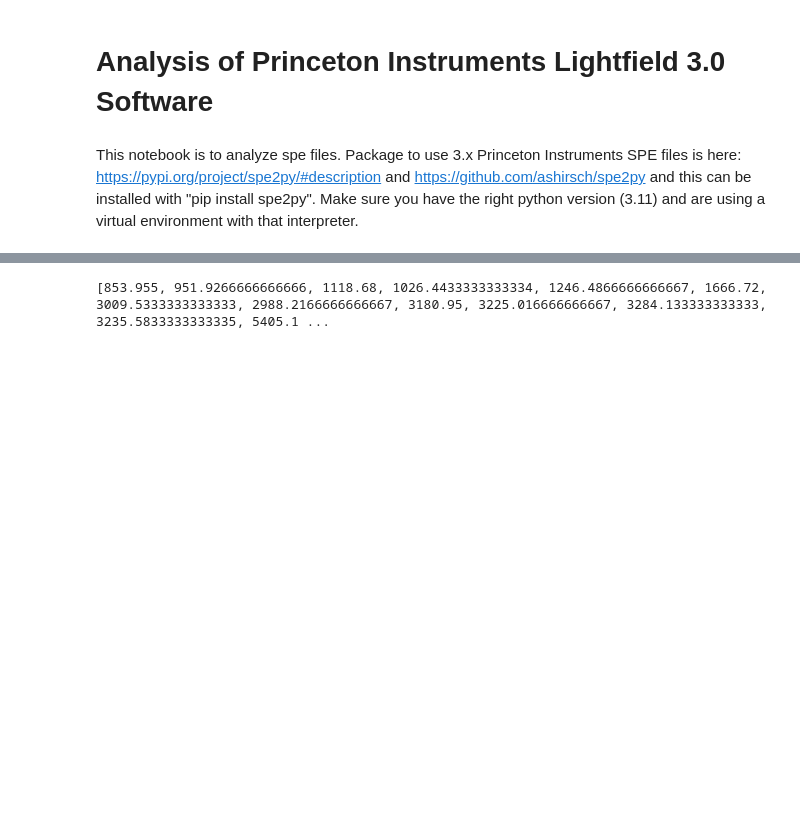
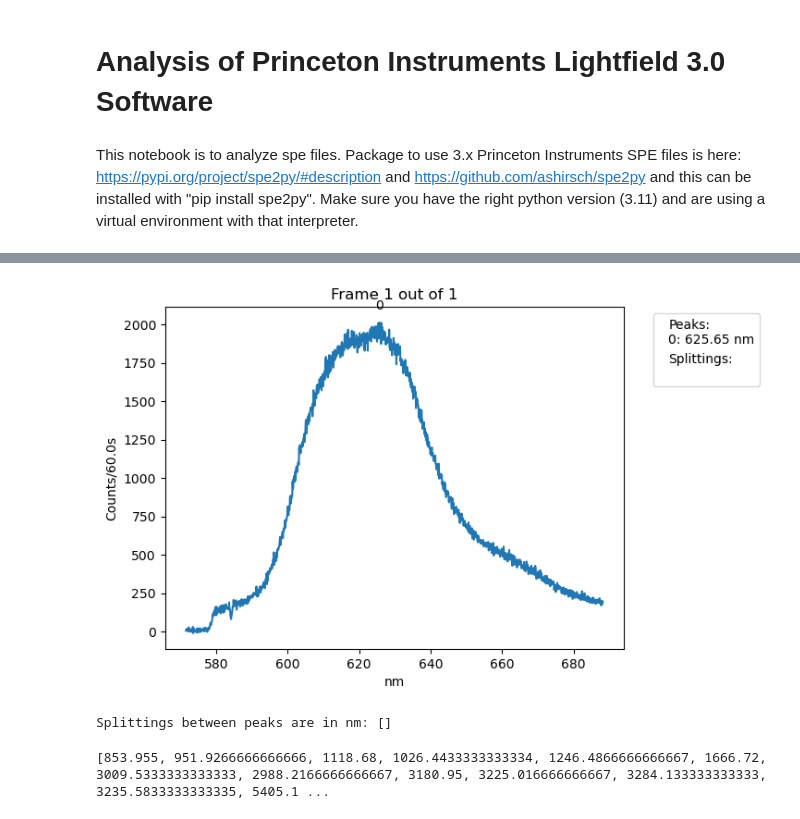
Before and after one commit to UW-Quantum-Defect-Lab/qdmodel, a Jupyter notebook: qdanalysis/readSPE3.0.ipynb, the cells around one changed output, grey strips where cells are left out. Drawn from its saved outputs; the diff is of its cells as text; code cells hidden in the pictures; blank space fills up the shorter version.

```diff
--- a/qdanalysis/readSPE3.0.ipynb
+++ b/qdanalysis/readSPE3.0.ipynb
@@ -53,3 +116,33 @@ HBox(children=(Button(description='Previous', style=ButtonStyle()), Play(value=0
+# %%
+from scipy.signal import find_peaks
+
+# this block finds and labels the peaks and calculates the splittings
+frame = frameNum
+datt = s.data[frame][0][0]
+peaks, _  = find_peaks(datt, height = 1000, width = 400.5)
+peakeV,_,_ = s.unitConversion(s.wavelengths[peaks], 'nm')
+xaxis, xlab, _ = s.unitConversion(s.wavelengths, units = 'nm')
+plt.plot(xaxis, s.data[frameNum][0][0])
+plt.xlabel(xlab)
+plt.ylabel("Counts/"+str(s.exposure)+"s")
+plt.title("Frame " + str(frameNum+1) + " out of " + str(s.numFrames))
+plt.plot(peakeV, datt[peaks], linestyle='None')
+i=0
+for x,y in zip(peakeV,datt[peaks]):
+    plt.annotate(i, (x,y), textcoords="offset points", # how to position the text
+                 xytext=(0,10), # distance from text to points (x,y)
+                 ha='center') # horizontal alignment can be left, right or center)
+    i = i+1
+
+splittings = np.diff(peakeV)
+
+legend_text = ['Peaks:\n' + '\n'.join([f'{i}: {peakeVs:.2f} nm' for i, peakeVs in enumerate(peakeV)]), 'Splittings:\n' + '\n'.join([f'{splitting:.2f} nm ({i} - {i+1})' for i, splitting in enumerate(splittings)])]
+plt.legend(legend_text, bbox_to_anchor=(1.05, 1), loc='upper left', handlelength=0)
+plt.show()
+print('Splittings between peaks are in nm: %s' % splittings)
+# %% [output]
+[figure, added]
+Splittings between peaks are in nm: []
 # %%
 # for 1 in 02/24/2024
 # r11, r22, r33, r44 = [853.955, 951.9266666666666, 1118.68, 1026.4433333333334, 1246.4866666666667, 1666.72, 3009.5333333333333, 2988.2166666666667, 3180.95, 3225.016666666667, 3284.133333333333, 3235.5833333333335, 5405.1, 14401.4, 14361.5, 14375.0, 13733.8, 134301.0, 15518.9, 15769.4, 16177.5, 16605.0, 17574.8, 17290.7, 15625.2, 16311.0, 17200.9, 17000.6, 17486.6, 17642.1] [950.399, 1033.655, 1119.1866666666667, 1086.4116666666666, 1312.52, 1698.7066666666667, 2997.116666666667, 3053.0666666666666, 3171.016666666667, 3248.95, 3255.55, 3184.3333333333335, 5394.933333333333, 14334.2, 14403.1, 14453.4, 13887.0, 134856.0, 15172.6, 15336.5, 15595.9, 15824.3, 16040.8, 16624.6, 16086.5, 17596.3, 18080.6, 17452.2, 18512.0, 20194.3] [818.942, 894.275, 1091.5966666666666, 937.6583333333333, 1136.1833333333334, 1550.8866666666668, 2866.4166666666665, 2873.616666666667, 2984.633333333333, 2981.616666666667, 2975.25, 2952.9666666666667, 5171.666666666667, 14186.6, 14269.9, 14292.5, 13859.2, 135571.0, 14767.0, 14921.1, 15264.3, 15015.7, 15112.0, 15372.9, 15016.7, 15641.9, 15599.6, 15703.4, 16091.5, 16487.4] [2623.296, 2879.8566666666666, 3329.463333333333, 3050.5133333333333, 3695.19, 4916.3133333333335, 8873.066666666668, 8914.9, 9336.6, 9455.583333333334, 9514.933333333332, 9372.883333333333, 15971.7, 42922.2, 43034.5, 43120.9, 41480.0, 404728.0, 45458.5, 46027.0, 47037.7, 47445.0, 48727.6, 49288.2, 46728.4, 49549.2, 50881.1, 50156.2, 52090.1, 54323.8]
```
Also changed, not shown: parts of 8 cells of this notebook, 2 other files.
